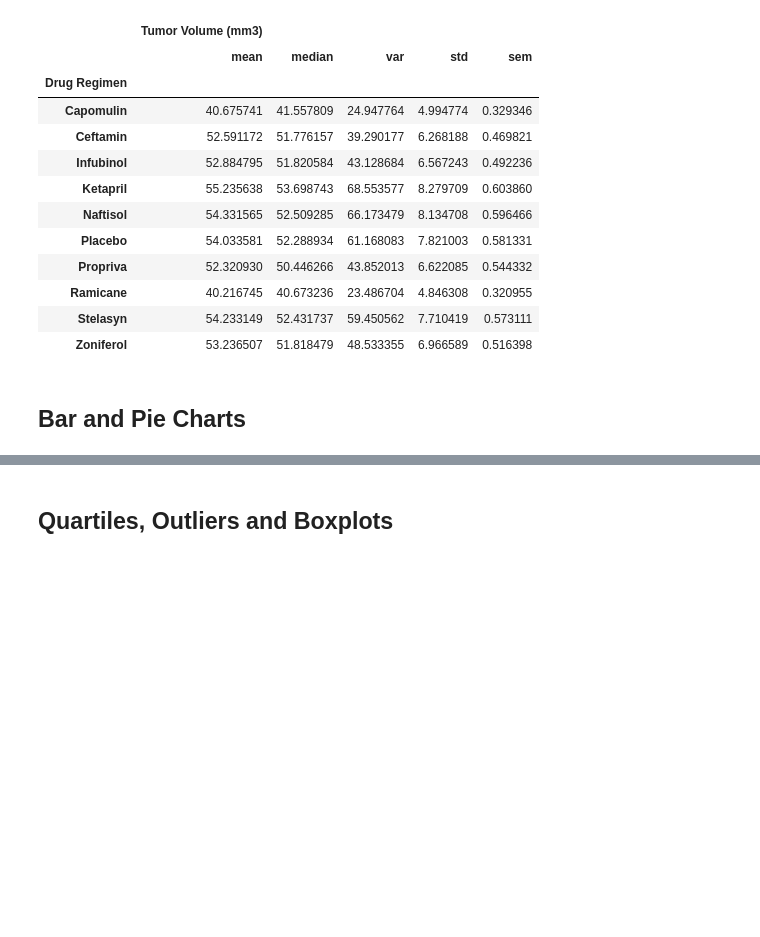
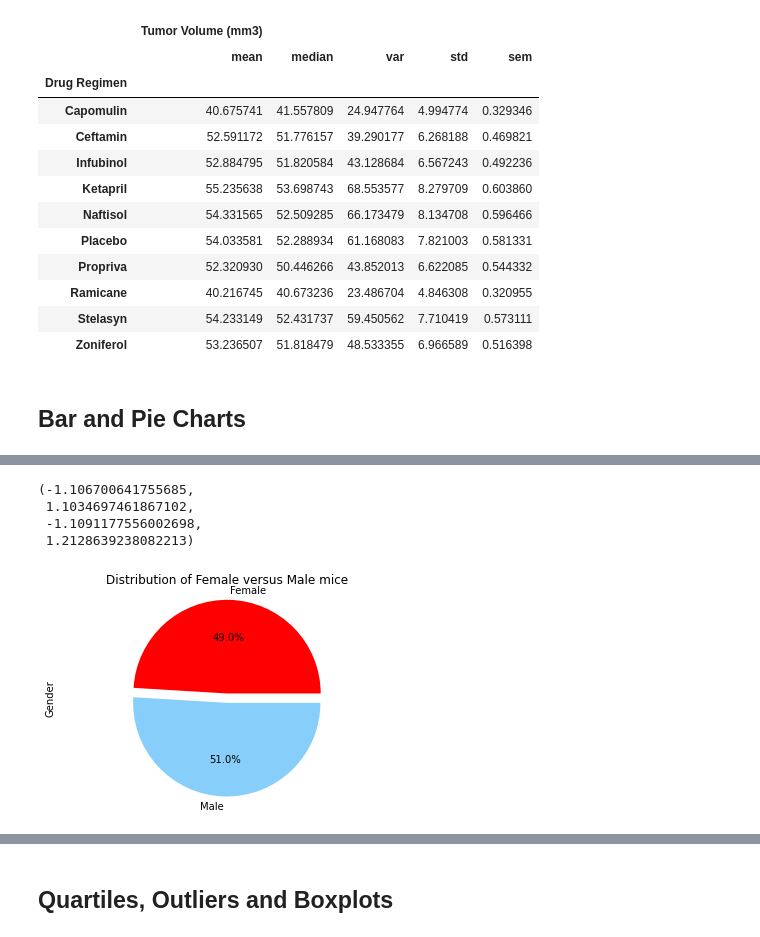
Before and after one commit to Ainash-Toleu/matplotlib-challenge, a Jupyter notebook: pymaceuticals_starter.ipynb, the cells around one changed output, grey strips where cells are left out. Drawn from its saved outputs; the diff is of its cells as text; code cells hidden in the pictures; blank space fills up the shorter version.

```diff
--- a/pymaceuticals_starter.ipynb
+++ b/pymaceuticals_starter.ipynb
@@ -156,0 +175,14 @@ mouse_data.agg(["mean", "median", "var", "std", "sem"])
+# %%
+# Generate a pie plot showing the distribution of female versus male mice using pandas
+sex_groups = unique_mouse_data.groupby('Sex').count()["Mouse ID"]
+explode =(0.1,0)
+colors = ["red", "lightskyblue"]
+sex_groups.plot(kind = 'pie', explode=explode, colors = colors, autopct="%1.1f%%", title=("Distribution of Female versus Male mice"))
+plt.ylabel("Gender")
+plt.axis("equal")
+# %% [output]
+(-1.106700641755685,
+ 1.1034697461867102,
+ -1.1091177556002698,
+ 1.2128639238082213)
+[figure, added]
```
Also changed, not shown: parts of 6 cells of this notebook.
